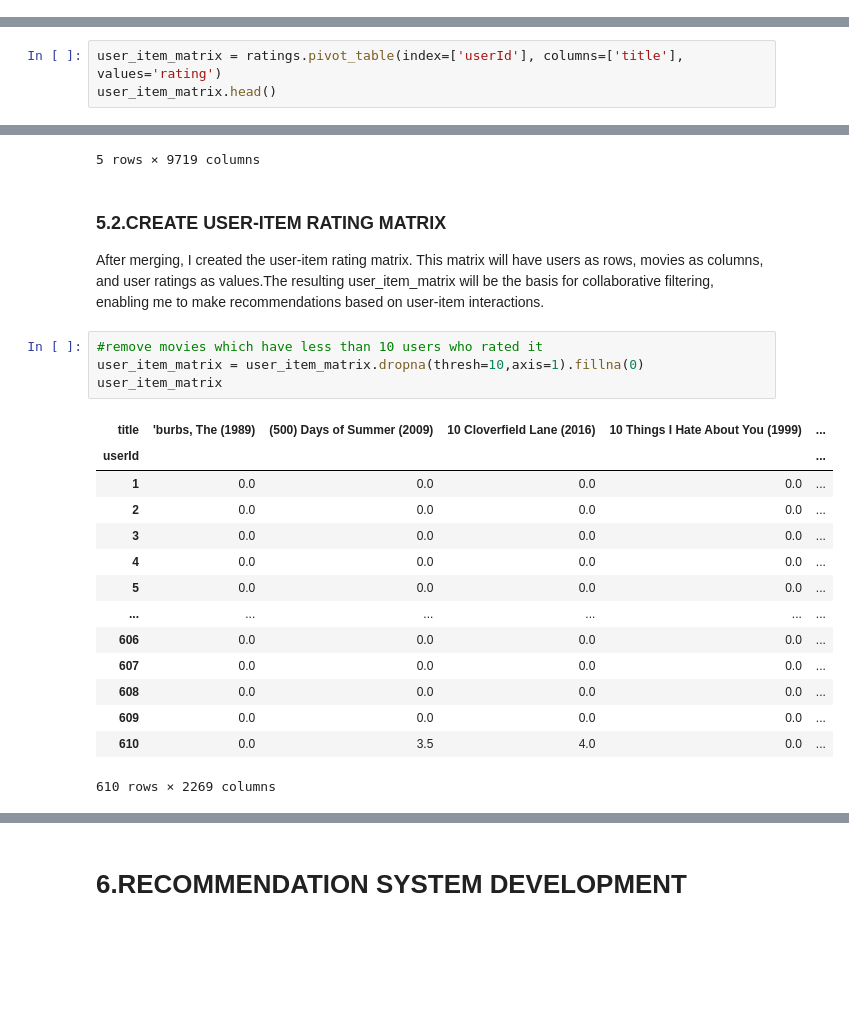
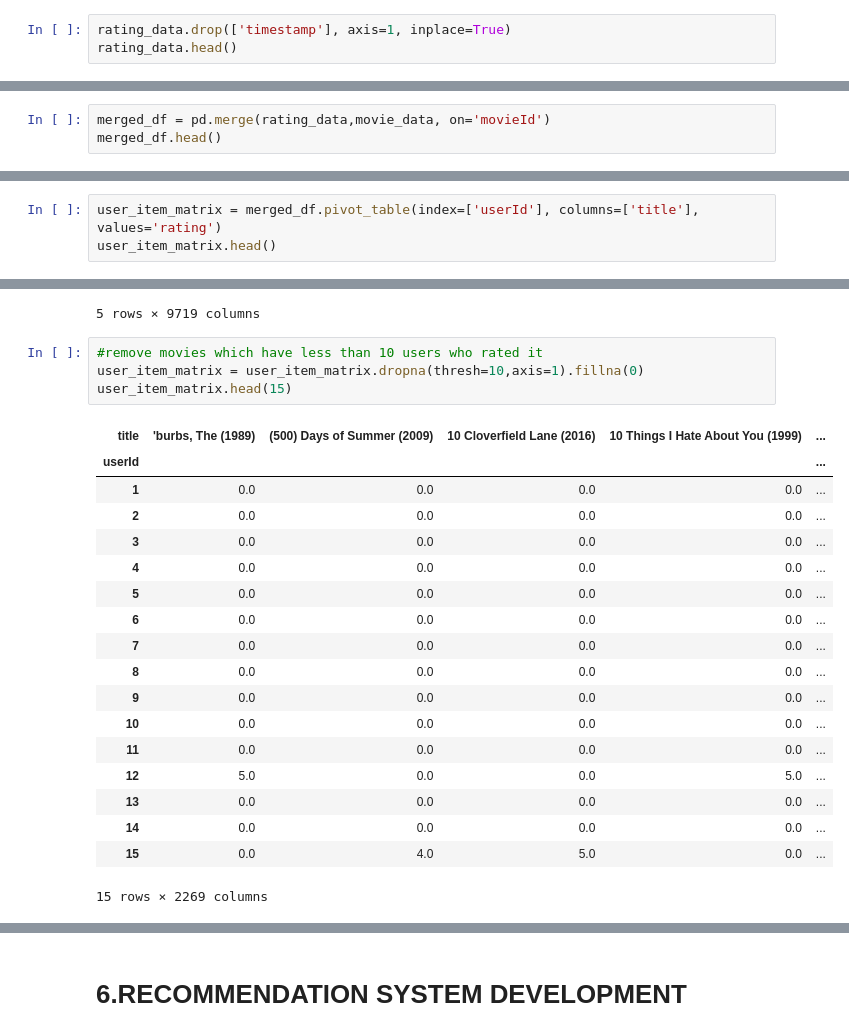
Before and after one commit to Mak-annie/MOVIE-RECS-SYSTEM, a Jupyter notebook: index.ipynb, the cells around one changed output, grey strips where cells are left out. Drawn from its saved outputs; the diff is of its cells as text; blank space fills up the shorter version.

```diff
--- a/index.ipynb
+++ b/index.ipynb
@@ -43,0 +51,3 @@ rating_data.head()
+# %%
+rating_data.drop(['timestamp'], axis=1, inplace=True)
+rating_data.head()
@@ -43,0 +61,3 @@ rating_data.head()
+# %%
+merged_df = pd.merge(rating_data,movie_data, on='movieId')
+merged_df.head()
@@ -95,5 +98,5 @@ plt.show()
 # %%
-user_item_matrix = ratings.pivot_table(index=['userId'], columns=['title'], values='rating')
+user_item_matrix = merged_df.pivot_table(index=['userId'], columns=['title'], values='rating')
 user_item_matrix.head()
 # %% [output]
 | title | '71 (2014) | 'Hellboy': The Seeds of Creation ... | 'Round Midnight (1986) | 'Salem's Lot (2004) | 'Til There Was You (1997) | ... |
@@ -104,25 +107,26 @@ user_item_matrix.head()
 | 4 | NaN | NaN | NaN | NaN | NaN | ... |
 | 5 | NaN | NaN | NaN | NaN | NaN | ... |
 5 rows × 9719 columns
-# %% [markdown]
-###     5.2.CREATE USER-ITEM RATING MATRIX
-After merging,  I created the user-item rating matrix. This matrix will have users as rows, movies as columns, and user ratings as values.The resulting user_item_matrix will be the basis for collaborative filtering, enabling me to make recommendations based on user-item interactions.
 # %%
 #remove movies which have less than 10 users who rated it
 user_item_matrix = user_item_matrix.dropna(thresh=10,axis=1).fillna(0)
-user_item_matrix
+user_item_matrix.head(15)
 # %% [output]
 | title | 'burbs, The (1989) | (500) Days of Summer (2009) | 10 Cloverfield Lane (2016) | 10 Things I Hate About You (1999) | ... |
 | userId |  |  |  |  | ... |
 | 1 | 0.0 | 0.0 | 0.0 | 0.0 | ... |
 | 2 | 0.0 | 0.0 | 0.0 | 0.0 | ... |
 | 3 | 0.0 | 0.0 | 0.0 | 0.0 | ... |
 | 4 | 0.0 | 0.0 | 0.0 | 0.0 | ... |
 | 5 | 0.0 | 0.0 | 0.0 | 0.0 | ... |
-| ... | ... | ... | ... | ... | ... |
-| 606 | 0.0 | 0.0 | 0.0 | 0.0 | ... |
-| 607 | 0.0 | 0.0 | 0.0 | 0.0 | ... |
-| 608 | 0.0 | 0.0 | 0.0 | 0.0 | ... |
-| 609 | 0.0 | 0.0 | 0.0 | 0.0 | ... |
-| 610 | 0.0 | 3.5 | 4.0 | 0.0 | ... |
+| 6 | 0.0 | 0.0 | 0.0 | 0.0 | ... |
+| 7 | 0.0 | 0.0 | 0.0 | 0.0 | ... |
+| 8 | 0.0 | 0.0 | 0.0 | 0.0 | ... |
+| 9 | 0.0 | 0.0 | 0.0 | 0.0 | ... |
+| 10 | 0.0 | 0.0 | 0.0 | 0.0 | ... |
+| 11 | 0.0 | 0.0 | 0.0 | 0.0 | ... |
+| 12 | 5.0 | 0.0 | 0.0 | 5.0 | ... |
+| 13 | 0.0 | 0.0 | 0.0 | 0.0 | ... |
+| 14 | 0.0 | 0.0 | 0.0 | 0.0 | ... |
+| 15 | 0.0 | 4.0 | 5.0 | 0.0 | ... |
-610 rows × 2269 columns
+15 rows × 2269 columns
```
Also changed, not shown: parts of 40 cells of this notebook.
